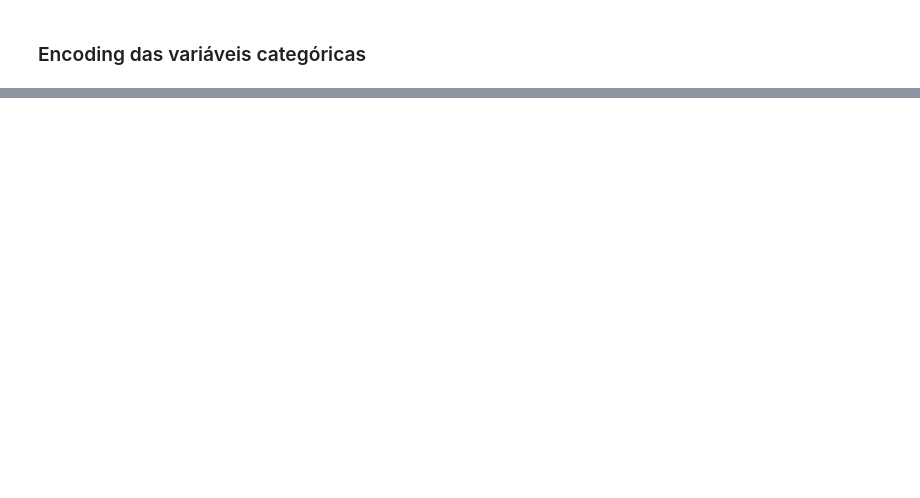
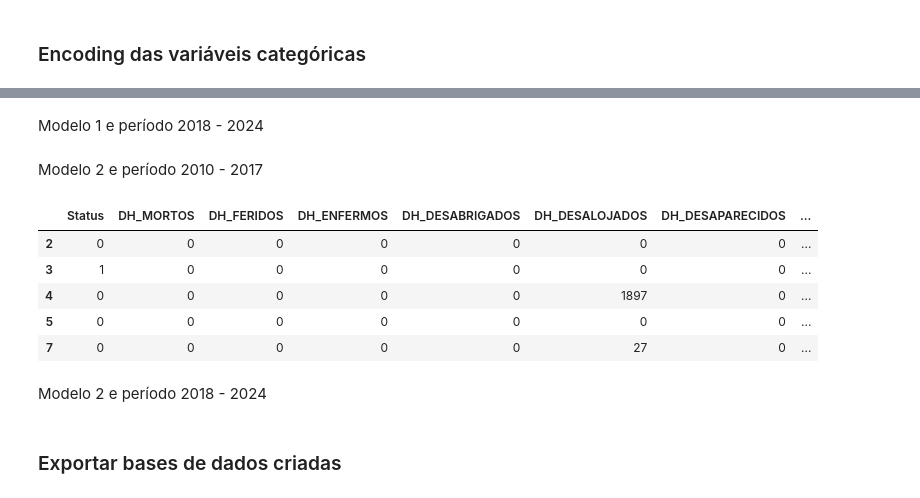
Before and after one commit to brunagmoura/previsaoreconhecimento, a Jupyter notebook: mynewbook/_build/jupyter_execute/Pré processamento.ipynb, the cells around one changed output, grey strips where cells are left out. Drawn from its saved outputs; the diff is of its cells as text; code cells hidden in the pictures; blank space fills up the shorter version.

Commit message:
Atualiza "Pré processamento"

```diff
--- a/mynewbook/_build/jupyter_execute/Pré processamento.ipynb
+++ b/mynewbook/_build/jupyter_execute/Pré processamento.ipynb
@@ -101,10 +132,8 @@ Index(['Sigla_UF', 'regiao', 'codigo_ibge', 'Setores Censitários', 'Status',
 # %%
 encoder = OneHotEncoder(sparse_output=False, drop=None)
-categorias = ['regiao', 'Subgrupo', 'Categoria', 'Grupo']
+categorias = ['Sigla_UF', 'regiao', 'COBRADE']
 one_hot_encoded = encoder.fit_transform(df_eventos[categorias])
 
 one_hot_df = pd.DataFrame(one_hot_encoded, columns=encoder.get_feature_names_out(categorias))
 
 df_eventos = pd.concat([df_eventos.drop(columns=categorias), one_hot_df], axis=1)
-
-df_eventos.head(3)
@@ -127,2 +150,2 @@ df_eventos.head(3)
 # %%
-df_eventos = df_eventos.sample(frac=1).reset_index()
+df_eventos = df_eventos.sample(frac=1, random_state=1).reset_index(drop=True)
@@ -128,0 +162,7 @@ df_eventos = df_eventos.sample(frac=1).reset_index()
+# %%
+df_eventos_2010_2017 = df_eventos[(df_eventos['Ano_Evento'] >= 2010) & (df_eventos['Ano_Evento'] <= 2017)]
+cadunico = ['DOMICILIO_AREARURAL', 'PDEFAGUA', 'PDEFESGOTO', 'PDEFLIXO', 'PDEFSAN', 'QTDE_FAMILIAS_ATUALIZADAS']
+df_eventos_2010_2017 = df_eventos_2010_2017.drop(columns=cadunico)
+
+print("Tamanho da base (2010 a 2017): ", df_eventos_2010_2017.shape)
+print("Dados ausentes na base (2010 a 2017) \n", df_eventos_2010_2017.isna().sum())
@@ -128,0 +221,2 @@ df_eventos = df_eventos.sample(frac=1).reset_index()
+# %% [markdown]
+Modelo 1 e período 2018 - 2024
@@ -128,0 +226,21 @@ df_eventos = df_eventos.sample(frac=1).reset_index()
+# %%
+colunas_excluir_modelo2 = ['DM_total_danos_materiais', 'PEPL_total_publico', 'PEPR_total_privado']
+
+colunas_modelo2 = [col for col in df_eventos_2010_2017.columns if not col.startswith('regiao_') and col not in colunas_excluir_modelo2]
+
+df_eventos_2010_2017_modelo2 = df_eventos_2010_2017[colunas_modelo2]
+df_eventos_2018_2024_modelo2 = df_eventos_2018_2024[colunas_modelo2]
+# %% [markdown]
+Modelo 2 e período 2010 - 2017
+# %%
+print("Dimensões da base de dados 2010-2017, modelo 2: ", df_eventos_2010_2017_modelo2.shape)
+estilo_tabelas(df_eventos_2010_2017_modelo2.head(5))
+# %% [output]
+|  | Status | DH_MORTOS | DH_FERIDOS | DH_ENFERMOS | DH_DESABRIGADOS | DH_DESALOJADOS | DH_DESAPARECIDOS | ... |
+| 2 | 0 | 0 | 0 | 0 | 0 | 0 | 0 | ... |
+| 3 | 1 | 0 | 0 | 0 | 0 | 0 | 0 | ... |
+| 4 | 0 | 0 | 0 | 0 | 0 | 1897 | 0 | ... |
+| 5 | 0 | 0 | 0 | 0 | 0 | 0 | 0 | ... |
+| 7 | 0 | 0 | 0 | 0 | 0 | 27 | 0 | ... |
+# %% [markdown]
+Modelo 2 e período 2018 - 2024
@@ -129 +250,3 @@ df_eventos = df_eventos.sample(frac=1).reset_index()
+# %% [markdown]
+### Exportar bases de dados criadas
 # %%
```
Also changed, not shown: parts of 20 cells of this notebook, 11 other files.
